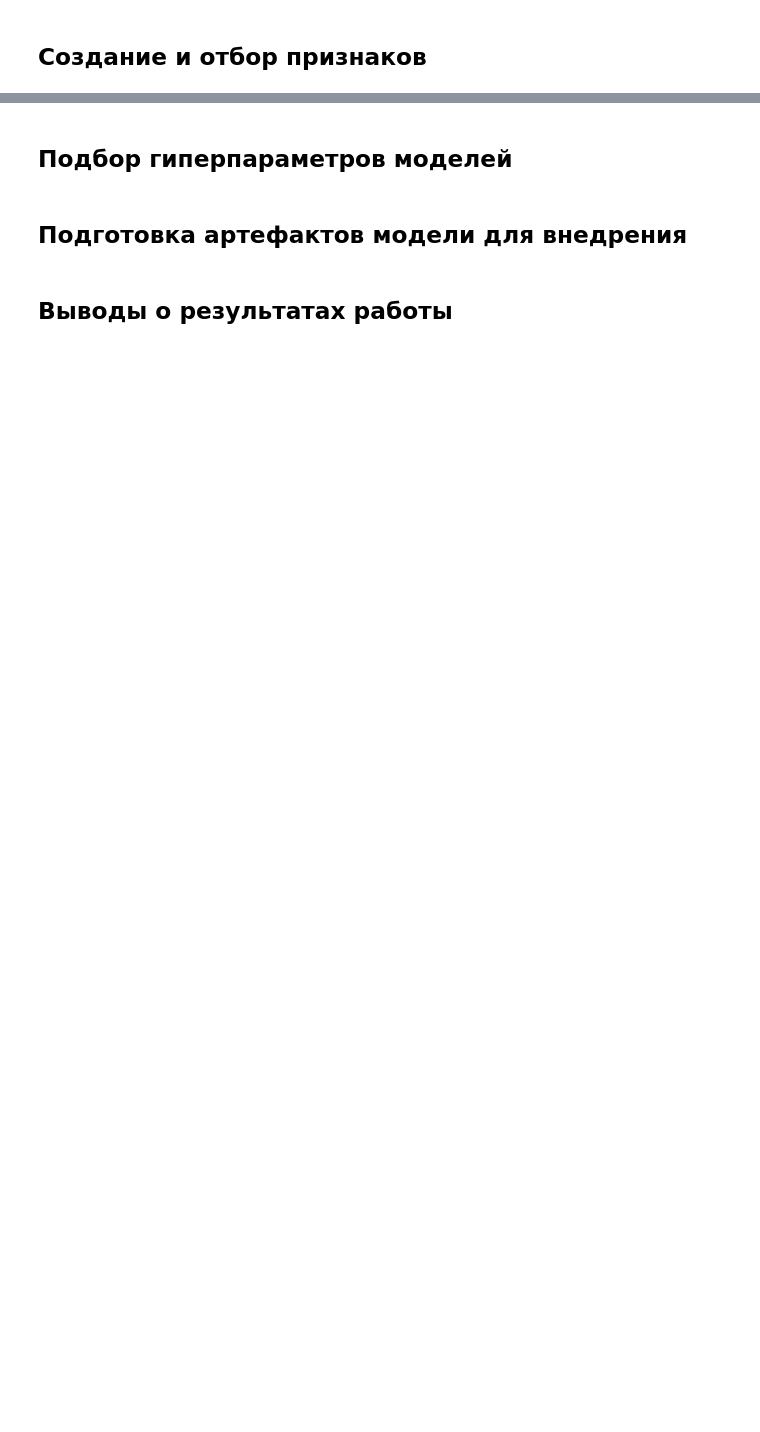
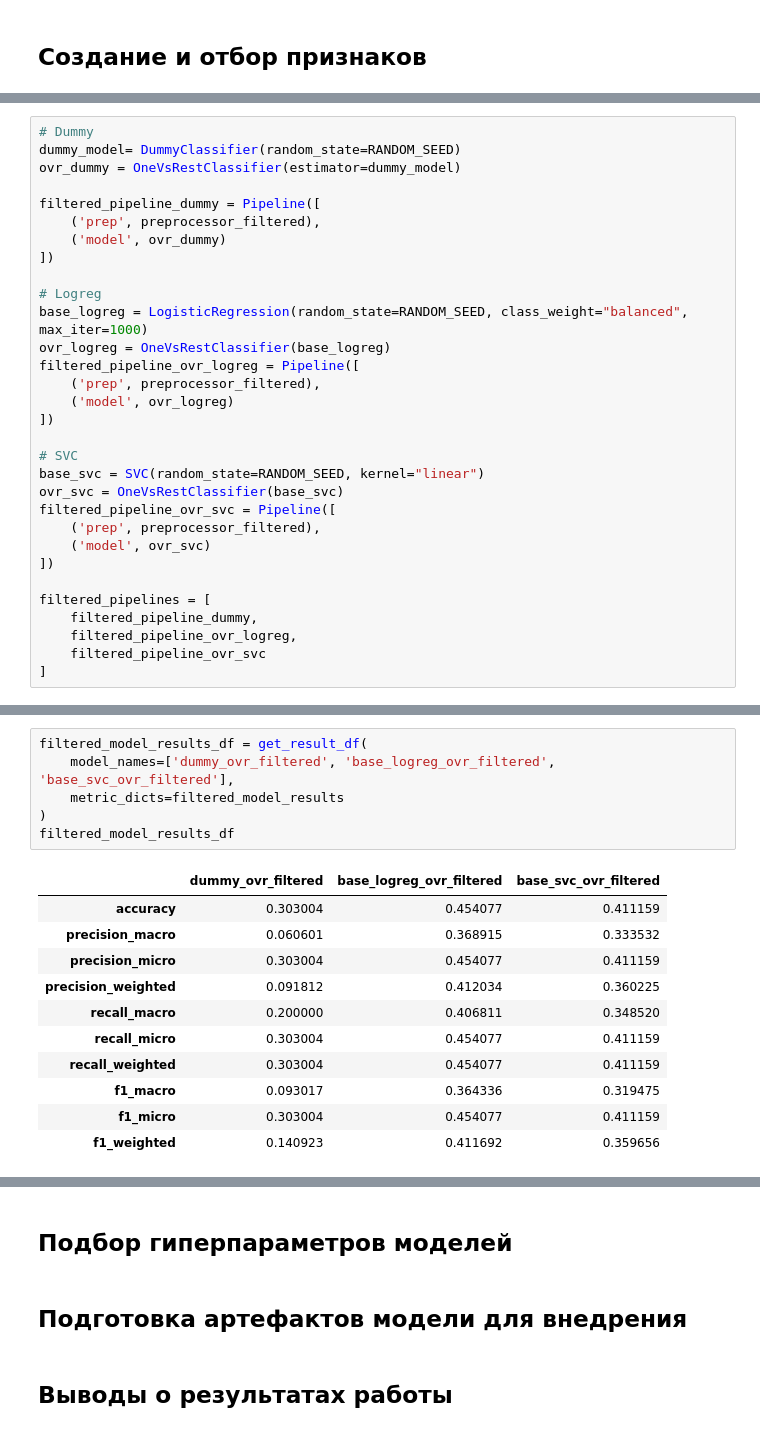
Before and after one commit to Plakhotniuk/practicum_ds, a Jupyter notebook: ml/multiclass_classification/project.ipynb, the cells around one changed output, grey strips where cells are left out. Drawn from its saved outputs; the diff is of its cells as text; blank space fills up the shorter version.

```diff
--- a/ml/multiclass_classification/project.ipynb
+++ b/ml/multiclass_classification/project.ipynb
@@ -1008,0 +1115,31 @@ def create_preprocessing_pipeline(
+# %%
+# Dummy
+dummy_model= DummyClassifier(random_state=RANDOM_SEED)
+ovr_dummy = OneVsRestClassifier(estimator=dummy_model)
+
+filtered_pipeline_dummy = Pipeline([
+    ('prep', preprocessor_filtered),
+    ('model', ovr_dummy)
+])
+
+# Logreg
+base_logreg = LogisticRegression(random_state=RANDOM_SEED, class_weight="balanced", max_iter=1000)
+ovr_logreg = OneVsRestClassifier(base_logreg)
+filtered_pipeline_ovr_logreg = Pipeline([
+    ('prep', preprocessor_filtered),
+    ('model', ovr_logreg)
+])
+
+# SVC
+base_svc = SVC(random_state=RANDOM_SEED, kernel="linear")
+ovr_svc = OneVsRestClassifier(base_svc)
+filtered_pipeline_ovr_svc = Pipeline([
+    ('prep', preprocessor_filtered),
+    ('model', ovr_svc)
+])
+
+filtered_pipelines = [
+    filtered_pipeline_dummy,
+    filtered_pipeline_ovr_logreg,
+    filtered_pipeline_ovr_svc
+]
@@ -1008,0 +1155,18 @@ def create_preprocessing_pipeline(
+# %%
+filtered_model_results_df = get_result_df(
+    model_names=['dummy_ovr_filtered', 'base_logreg_ovr_filtered', 'base_svc_ovr_filtered'],
+    metric_dicts=filtered_model_results
+)
+filtered_model_results_df
+# %% [output]
+|  | dummy_ovr_filtered | base_logreg_ovr_filtered | base_svc_ovr_filtered |
+| accuracy | 0.303004 | 0.454077 | 0.411159 |
+| precision_macro | 0.060601 | 0.368915 | 0.333532 |
+| precision_micro | 0.303004 | 0.454077 | 0.411159 |
+| precision_weighted | 0.091812 | 0.412034 | 0.360225 |
+| recall_macro | 0.200000 | 0.406811 | 0.348520 |
+| recall_micro | 0.303004 | 0.454077 | 0.411159 |
+| recall_weighted | 0.303004 | 0.454077 | 0.411159 |
+| f1_macro | 0.093017 | 0.364336 | 0.319475 |
+| f1_micro | 0.303004 | 0.454077 | 0.411159 |
+| f1_weighted | 0.140923 | 0.411692 | 0.359656 |
```
Also changed, not shown: parts of 24 cells of this notebook.
